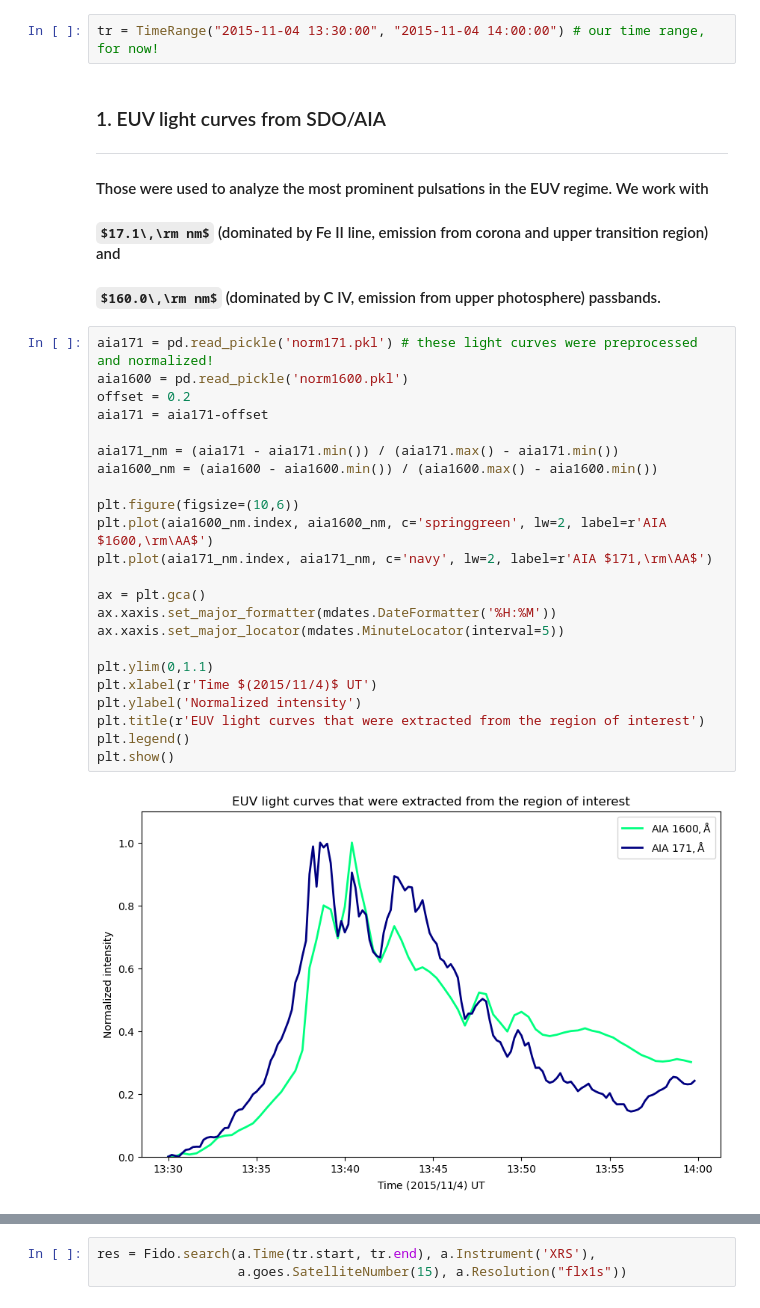
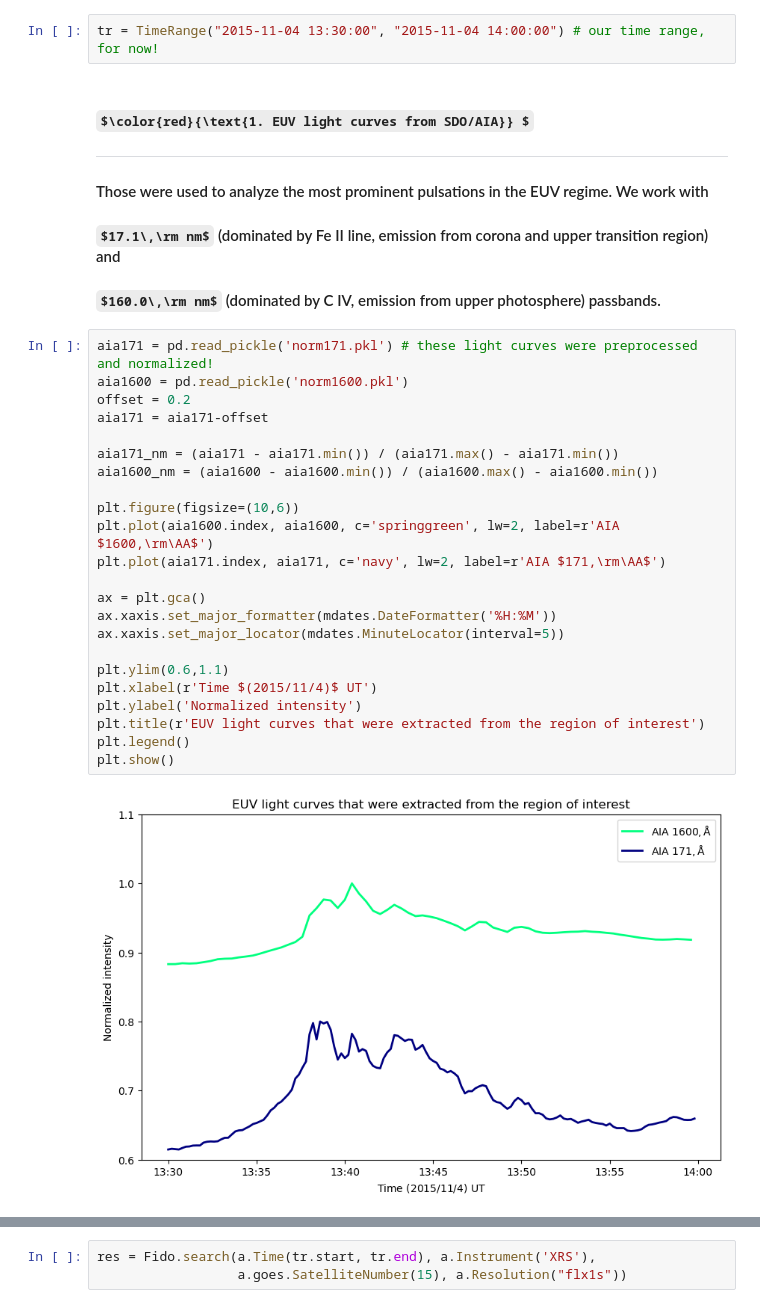
Before and after one commit to zorzeus/solar_flares_internship, a Jupyter notebook: sfi_01.ipynb, the cells around one changed output, grey strips where cells are left out. Drawn from its saved outputs; the diff is of its cells as text; some formulas as TeX source.

```diff
--- a/sfi_01.ipynb
+++ b/sfi_01.ipynb
@@ -27,7 +27,7 @@ from scipy.interpolate import UnivariateSpline
 # %%
 tr = TimeRange("2015-11-04 13:30:00", "2015-11-04 14:00:00") # our time range, for now!
 # %% [markdown]
-### 1. EUV light curves from SDO/AIA
+### $\color{red}{\text{1. EUV light curves from SDO/AIA}} $
 
 ---
 
@@ -39,26 +39,26 @@ tr = TimeRange("2015-11-04 13:30:00", "2015-11-04 14:00:00") # our time range, f
 # %%
 aia171 = pd.read_pickle('norm171.pkl') # these light curves were preprocessed and normalized!
 aia1600 = pd.read_pickle('norm1600.pkl')
 offset = 0.2
 aia171 = aia171-offset
 
 aia171_nm = (aia171 - aia171.min()) / (aia171.max() - aia171.min())
 aia1600_nm = (aia1600 - aia1600.min()) / (aia1600.max() - aia1600.min())
 
 plt.figure(figsize=(10,6))
-plt.plot(aia1600_nm.index, aia1600_nm, c='springgreen', lw=2, label=r'AIA $1600,\rm\AA$')
-plt.plot(aia171_nm.index, aia171_nm, c='navy', lw=2, label=r'AIA $171,\rm\AA$')
+plt.plot(aia1600.index, aia1600, c='springgreen', lw=2, label=r'AIA $1600,\rm\AA$')
+plt.plot(aia171.index, aia171, c='navy', lw=2, label=r'AIA $171,\rm\AA$')
 
 ax = plt.gca()
 ax.xaxis.set_major_formatter(mdates.DateFormatter('%H:%M'))
 ax.xaxis.set_major_locator(mdates.MinuteLocator(interval=5))
 
-plt.ylim(0,1.1)
+plt.ylim(0.6,1.1)
 plt.xlabel(r'Time $(2015/11/4)$ UT')
 plt.ylabel('Normalized intensity')
 plt.title(r'EUV light curves that were extracted from the region of interest')
 plt.legend()
 plt.show()
 # %% [output]
-[figure, old version]
+[figure, new version]
 # %% [markdown]
```
Also changed, not shown: parts of 20 cells of this notebook.
